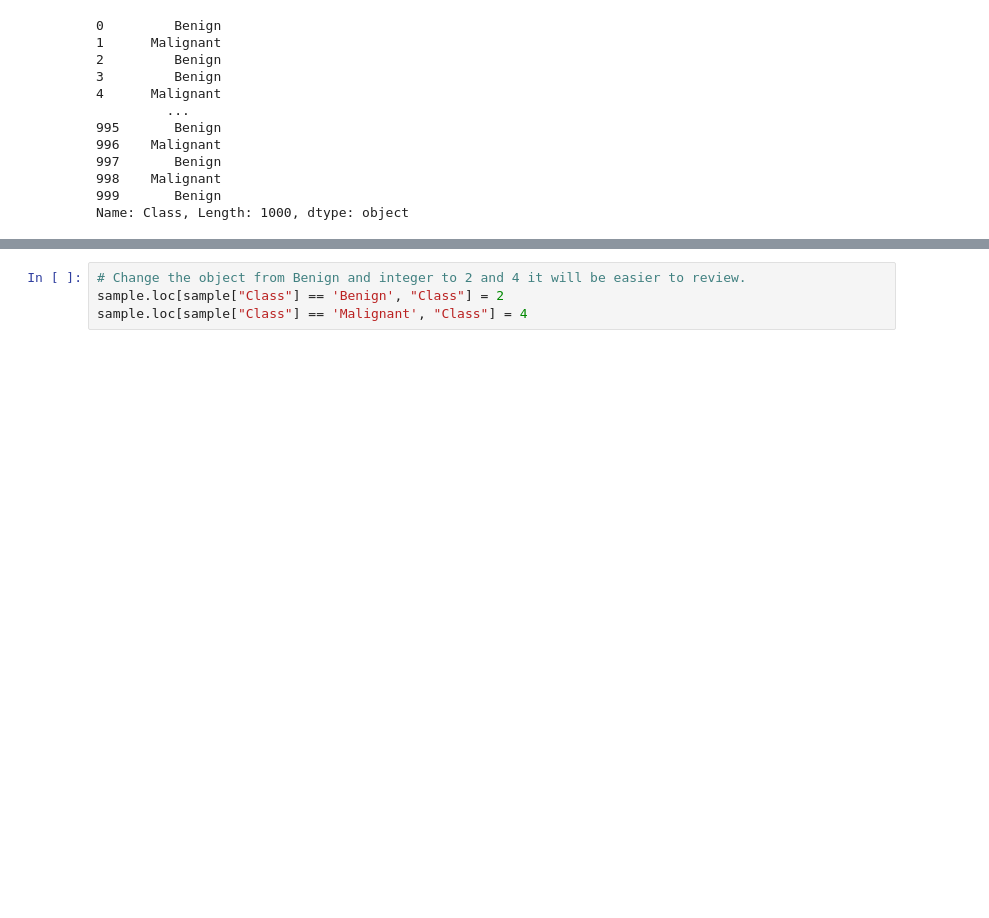
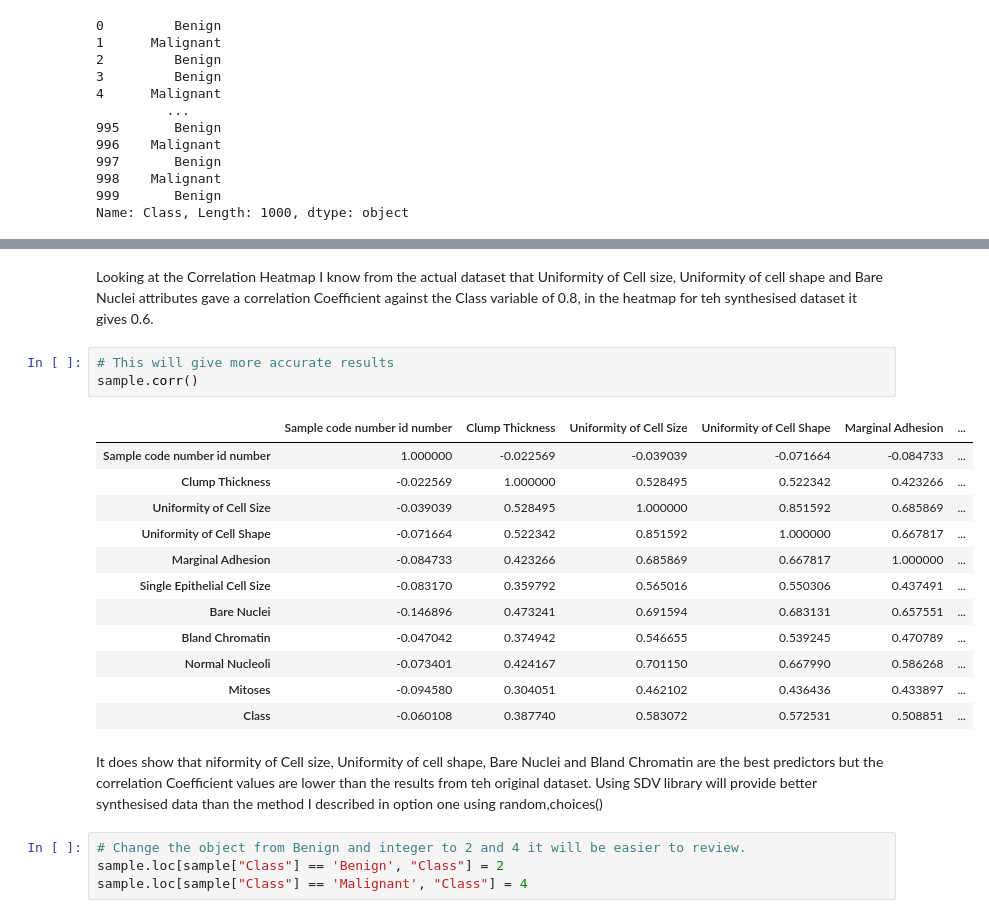
Before and after one commit to loughjo/ProgDataAnalysis-Project-2, a Jupyter notebook: ProgDataAnalysisProject2.ipynb, the cells around one changed output, grey strips where cells are left out. Saved outputs shown, nothing was run; the diff lists cells and outputs as text; blank space fills up the shorter version.

Commit message:
Programming for Data Analysis Project 2 - updates - 11/01/2023

```diff
--- a/ProgDataAnalysisProject2.ipynb
+++ b/ProgDataAnalysisProject2.ipynb
@@ -1663,3 +1992,23 @@ plt.show()
+# %% [markdown]
+Looking at the Correlation Heatmap I know from the actual dataset that Uniformity of Cell size, Uniformity of cell shape and Bare Nuclei attributes gave a correlation Coefficient against the Class variable of 0.8, in the heatmap for teh synthesised dataset it gives 0.6.
+# %%
+# This will give more accurate results
+sample.corr()
+# %% [output]
+|  | Sample code number id number | Clump Thickness | Uniformity of Cell Size | Uniformity of Cell Shape | Marginal Adhesion | ... |
+| Sample code number id number | 1.000000 | -0.022569 | -0.039039 | -0.071664 | -0.084733 | ... |
+| Clump Thickness | -0.022569 | 1.000000 | 0.528495 | 0.522342 | 0.423266 | ... |
+| Uniformity of Cell Size | -0.039039 | 0.528495 | 1.000000 | 0.851592 | 0.685869 | ... |
+| Uniformity of Cell Shape | -0.071664 | 0.522342 | 0.851592 | 1.000000 | 0.667817 | ... |
+| Marginal Adhesion | -0.084733 | 0.423266 | 0.685869 | 0.667817 | 1.000000 | ... |
+| Single Epithelial Cell Size | -0.083170 | 0.359792 | 0.565016 | 0.550306 | 0.437491 | ... |
+| Bare Nuclei | -0.146896 | 0.473241 | 0.691594 | 0.683131 | 0.657551 | ... |
+| Bland Chromatin | -0.047042 | 0.374942 | 0.546655 | 0.539245 | 0.470789 | ... |
+| Normal Nucleoli | -0.073401 | 0.424167 | 0.701150 | 0.667990 | 0.586268 | ... |
+| Mitoses | -0.094580 | 0.304051 | 0.462102 | 0.436436 | 0.433897 | ... |
+| Class | -0.060108 | 0.387740 | 0.583072 | 0.572531 | 0.508851 | ... |
+# %% [markdown]
+It does show that niformity of Cell size, Uniformity of cell shape, Bare Nuclei and Bland Chromatin are the best predictors but the correlation Coefficient values are lower than the results from teh original dataset. Using SDV library will provide better synthesised data than the method I described in option one using random,choices()
 # %%
 # Change the object from Benign and integer to 2 and 4 it will be easier to review.
 sample.loc[sample["Class"] == 'Benign', "Class"] = 2
```
Also changed, not shown: parts of 46 cells of this notebook.
